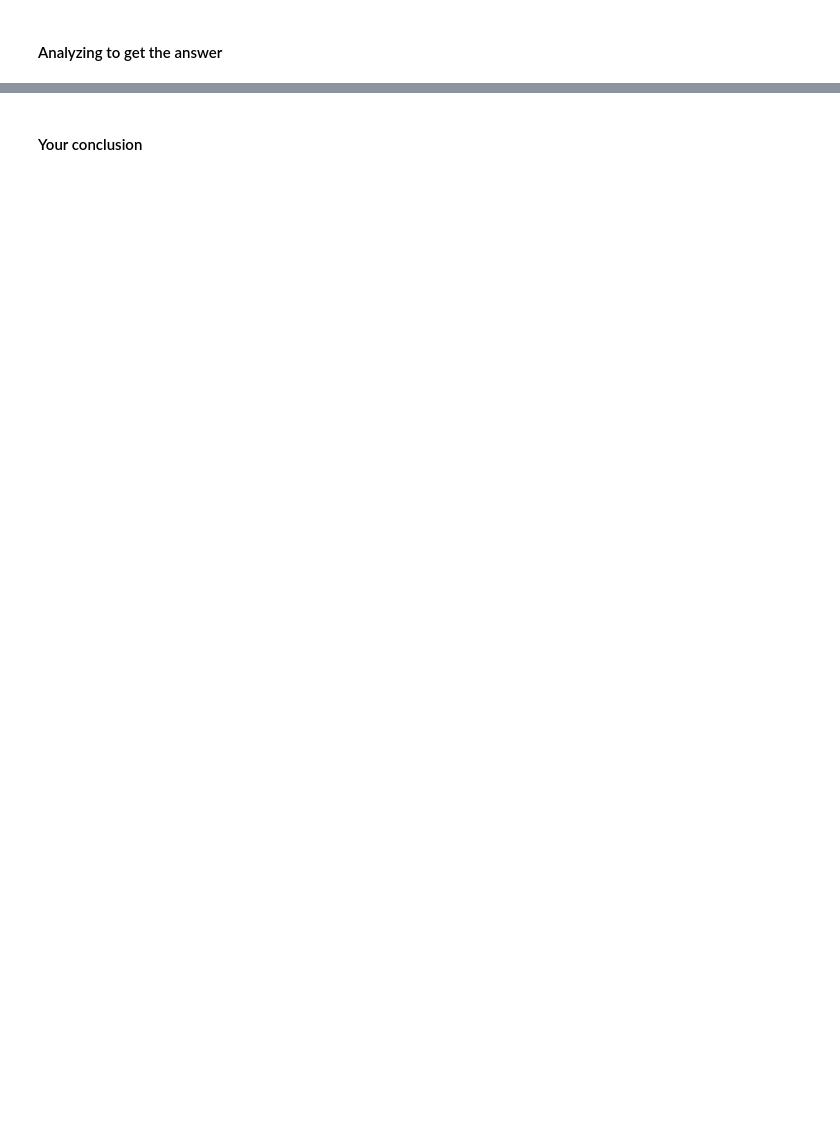
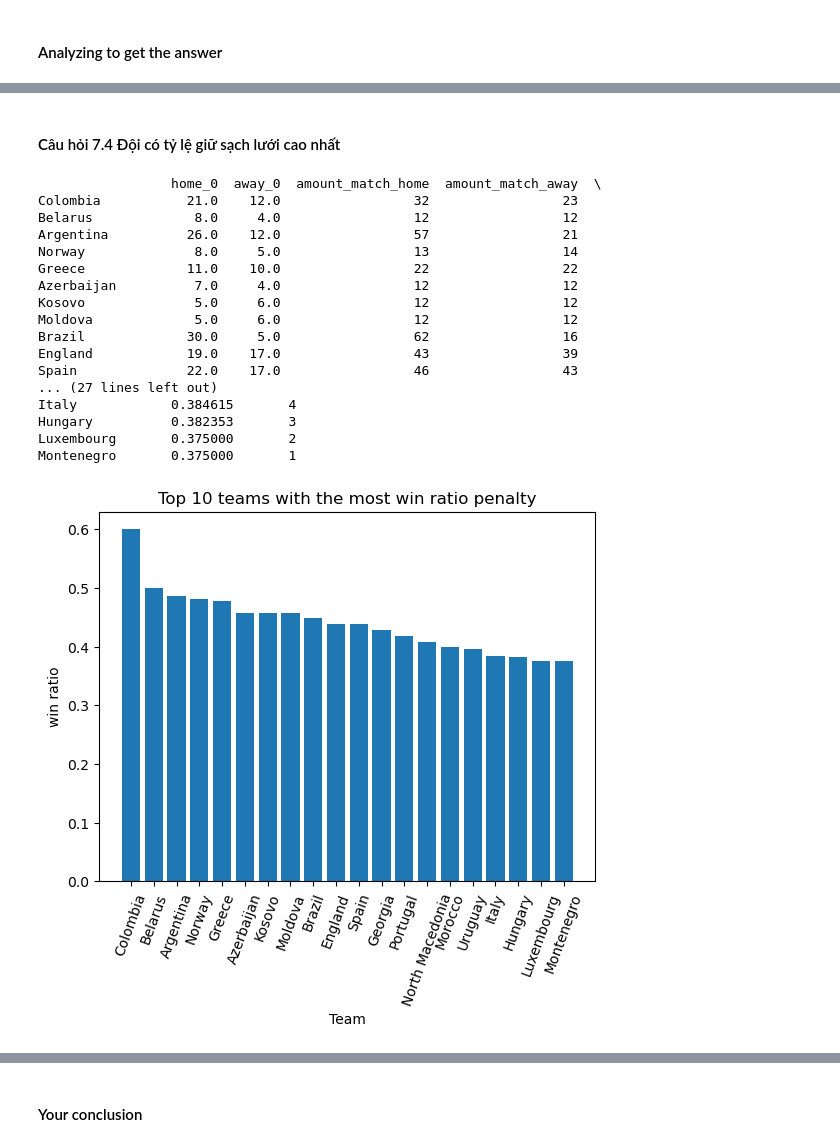
Before and after one commit to trgtanhh04/Programming4DS_Final, a Jupyter notebook: P4S.ipynb, the cells around one changed output, grey strips where cells are left out. Drawn from its saved outputs; the diff is of its cells as text; code cells hidden in the pictures; blank space fills up the shorter version.

```diff
--- a/P4S.ipynb
+++ b/P4S.ipynb
@@ -1779,0 +1911,41 @@ Nhận xét biểu đồ trên:
+# %% [markdown]
+#### Câu hỏi 7.4 Đội có tỷ lệ giữ sạch lưới cao nhất
+# %%
+home_0 = df7[df7['away_score'] == 0].groupby('home_team').size()
+away_0 = df7[df7['home_score'] == 0].groupby('away_team').size()
+
+amount_match_home = df7.groupby('home_team').size()
+amount_match_away = df7.groupby('away_team').size()
+
+merged_data = pd.concat([home_0, away_0, amount_match_home, amount_match_away], axis = 1)
+merged_data.columns = ['home_0', 'away_0', 'amount_match_home', 'amount_match_away']
+merged_data['ratio'] = ( merged_data['home_0'] + merged_data['away_0']) / (merged_data['amount_match_home'] + merged_data['amount_match_away'])
+top_20_4 = merged_data.nlargest(n = 20, columns = 'ratio')
+top_20_4['points'] = range(20,0,-1)
+print(top_20_4)
+plt.bar(top_20_4.index, top_20_4['ratio'])
+plt.title('Top 10 teams with the most win ratio penalty')
+plt.xlabel('Team')
+plt.ylabel('win ratio')
+plt.xticks(rotation = 70)
+plt.show()
+top_20_4= top_20_4['points']
+# %% [output]
+                 home_0  away_0  amount_match_home  amount_match_away  \
+Colombia           21.0    12.0                 32                 23
+Belarus             8.0     4.0                 12                 12
+Argentina          26.0    12.0                 57                 21
+Norway              8.0     5.0                 13                 14
+Greece             11.0    10.0                 22                 22
+Azerbaijan          7.0     4.0                 12                 12
+Kosovo              5.0     6.0                 12                 12
+Moldova             5.0     6.0                 12                 12
+Brazil             30.0     5.0                 62                 16
+England            19.0    17.0                 43                 39
+Spain              22.0    17.0                 46                 43
+... (27 lines left out)
+Italy            0.384615       4
+Hungary          0.382353       3
+Luxembourg       0.375000       2
+Montenegro       0.375000       1
+[figure, added]
```
Also changed, not shown: parts of 18 cells of this notebook.
